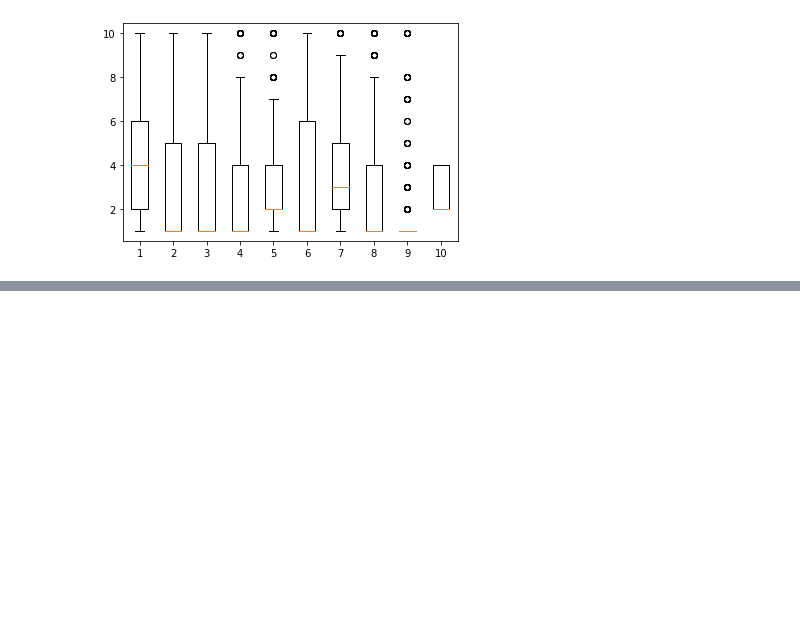
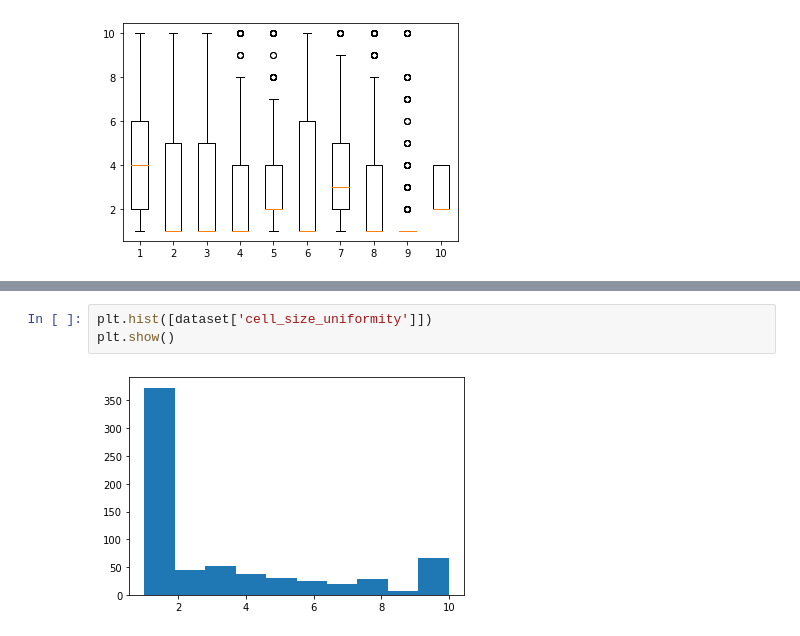
Before and after one commit to kyle-joseph/dss-lab-assignment-3, a Jupyter notebook: breast_cancer_winconsin.ipynb, the cells around one changed output, grey strips where cells are left out. Drawn from its saved outputs; the diff is of its cells as text; blank space fills up the shorter version.

```diff
--- a/breast_cancer_winconsin.ipynb
+++ b/breast_cancer_winconsin.ipynb
@@ -299,0 +307,5 @@ plt.show()
+# %%
+plt.hist([dataset['cell_size_uniformity']])
+plt.show()
+# %% [output]
+[figure, added]
```
Also changed, not shown: parts of 10 cells of this notebook.
